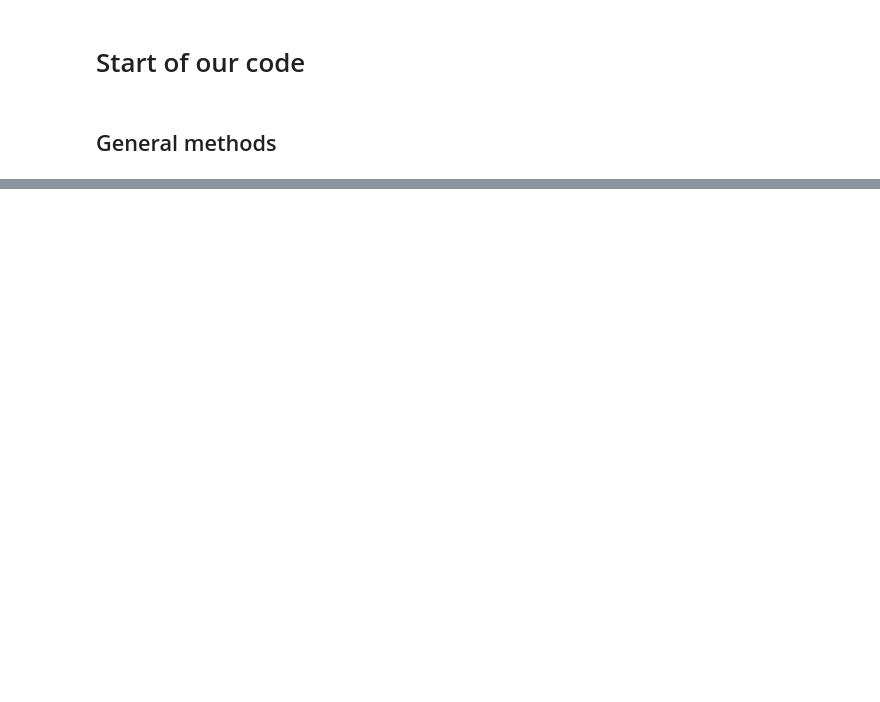
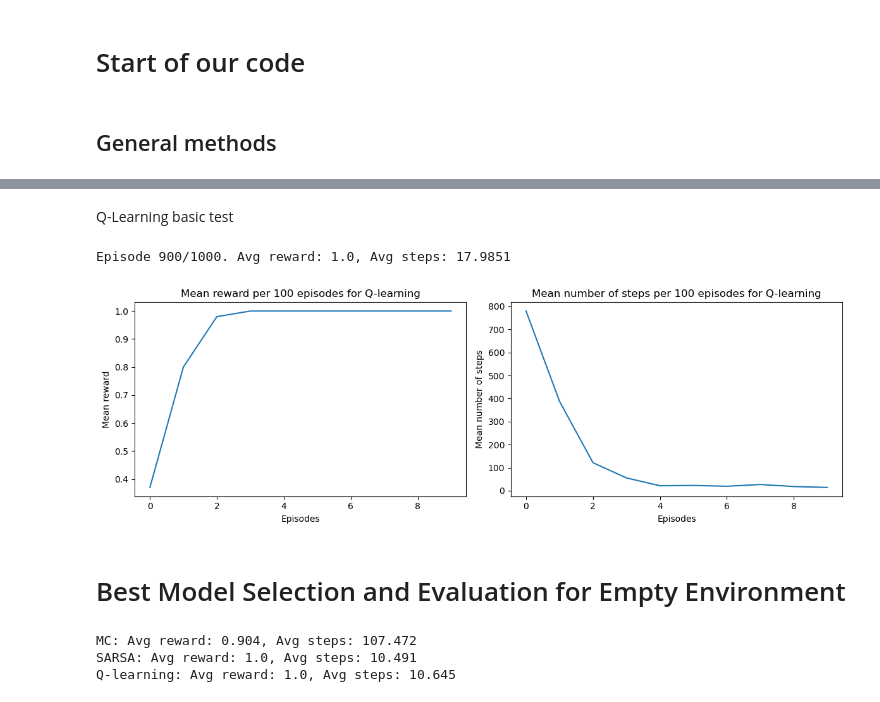
Before and after one commit to Lior-Baruch/RL, a Jupyter notebook: Mid_Project_tabular_RL_Minigrid_2024.ipynb, the cells around one changed output, grey strips where cells are left out. Saved outputs shown, nothing was run; the diff lists cells and outputs as text; code cells hidden in the pictures; blank space fills up the shorter version.

```diff
--- a/Mid_Project_tabular_RL_Minigrid_2024.ipynb
+++ b/Mid_Project_tabular_RL_Minigrid_2024.ipynb
@@ -820,5 +763,0 @@ perform action (0) at state (1, 0, 0, 1, 0, 0, 1, 0, 0, 1, 0, 0, 1, 0, 0, 1, 0,
-# %%
-# test the mc control algorithm on the empty environment
-env = SimFlatObsWrapper(RandomEmptyEnv_10 (render_mode='rgb_array'))
-done, total_reward, steps = infer_goal(env, policy_mc_empty, max_steps)
-print(f"done: {done}, total_reward: {total_reward}, steps: {steps}")
@@ -902,0 +990,73 @@ done: True, total_reward: 1, steps: 5
+# %% [markdown]
+Q-Learning basic test
+# %%
+env = SimFlatObsWrapper(RandomEmptyEnv_10 (render_mode='rgb_array'))
+# set the number of episodes
+num_episodes = 1000
+max_steps = 1000
+
+# test Q-learning with basic parameters
+epsilon = 0.2
+alpha = 0.1
+gamma = 0.95
+policy_q_learning_empty, Q_q_learning_empty, reward_history_q_learning_empty, num_steps_history_q_learning_empty = q_learning(env, num_episodes, epsilon, alpha, gamma, max_steps)
+
+# plot the reward history and number of steps history
+avg_reward_history_q_learning_empty = mean_list(reward_history_q_learning_empty, 100)
+avg_num_steps_history_q_learning_empty = mean_list(num_steps_history_q_learning_empty, 100)
+
+# plot side by side
+fig, axes = plt.subplots(1, 2, figsize=(12, 4))
+axes[0].plot(avg_reward_history_q_learning_empty)
+axes[0].set_title(f"Mean reward per 100 episodes for Q-learning")
+axes[0].set_xlabel('Episodes')
+axes[0].set_ylabel('Mean reward')
+axes[1].plot(avg_num_steps_history_q_learning_empty)
+axes[1].set_title(f"Mean number of steps per 100 episodes for Q-learning")
+axes[1].set_xlabel('Episodes')
+axes[1].set_ylabel('Mean number of steps')
+plt.tight_layout()
+plt.show()
+# %% [output]
+Episode 900/1000. Avg reward: 1.0, Avg steps: 17.9851
+[figure, added]
+# %% [markdown]
+# Best Model Selection and Evaluation for Empty Environment
+# %%
+# given policy_mc_empty, policy_sarsa_empty, policy_q_learning_empty, choose the best policy. we simulate the game for 1000 episodes and compare the average reward and average number of steps for each policy
+num_episodes = 1000
+max_steps = 1000
+
+mc_reward_history = []
+mc_steps_history = []
+sarsa_reward_history = []
+sarsa_steps_history = []
+q_learning_reward_history = []
+q_learning_steps_history = []
+
+# simulate the game for 1000 episodes and compare the average reward and average number of steps for each policy
+for i in range(num_episodes):
+    done, total_reward, num_steps = infer_goal(env, best_policy_mc_empty, max_steps, show_init_state=False)
+    mc_reward_history.append(total_reward)
+    mc_steps_history.append(num_steps)
+    done, total_reward, num_steps = infer_goal(env, policy_sarsa_empty, max_steps, show_init_state=False)
+    sarsa_reward_history.append(total_reward)
+    sarsa_steps_history.append(num_steps)
+    done, total_reward, num_steps = infer_goal(env, policy_q_learning_empty, max_steps, show_init_state=False)
+    q_learning_reward_history.append(total_reward)
+    q_learning_steps_history.append(num_steps)
+
+avg_mc_reward = np.mean(mc_reward_history)
+avg_mc_steps = np.mean(mc_steps_history)
+avg_sarsa_reward = np.mean(sarsa_reward_history)
+avg_sarsa_steps = np.mean(sarsa_steps_history)
+avg_q_learning_reward = np.mean(q_learning_reward_history)
+avg_q_learning_steps = np.mean(q_learning_steps_history)
+
+print(f"MC: Avg reward: {avg_mc_reward}, Avg steps: {avg_mc_steps}")
+print(f"SARSA: Avg reward: {avg_sarsa_reward}, Avg steps: {avg_sarsa_steps}")
+print(f"Q-learning: Avg reward: {avg_q_learning_reward}, Avg steps: {avg_q_learning_steps}")
+# %% [output]
+MC: Avg reward: 0.904, Avg steps: 107.472
+SARSA: Avg reward: 1.0, Avg steps: 10.491
+Q-learning: Avg reward: 1.0, Avg steps: 10.645
```
Also changed, not shown: parts of 21 cells of this notebook.
